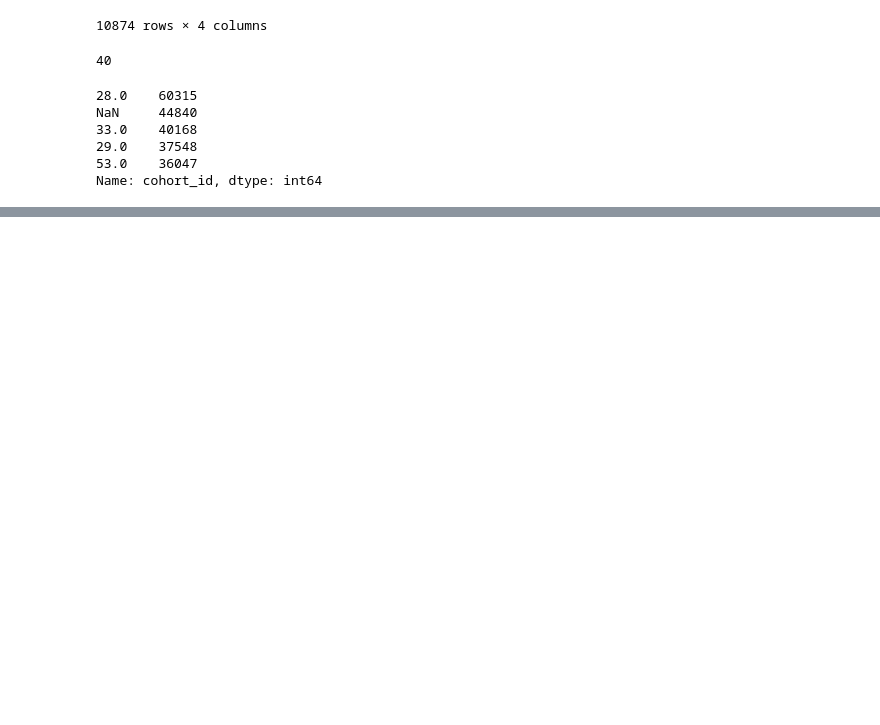
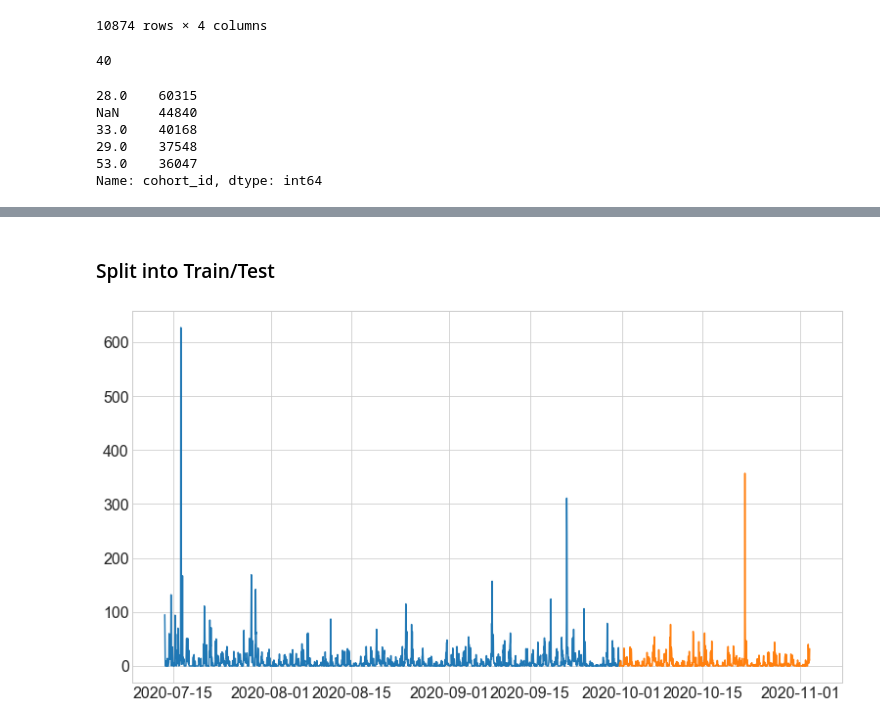
Before and after one commit to Yongliang-Shi/anomaly-detection-exercises, a Jupyter notebook: time_series_anomaly_detection.ipynb, the cells around one changed output, grey strips where cells are left out. Saved outputs shown, nothing was run; the diff lists cells and outputs as text; code cells hidden in the pictures; blank space fills up the shorter version.

```diff
--- a/time_series_anomaly_detection.ipynb
+++ b/time_series_anomaly_detection.ipynb
@@ -279,0 +287,5 @@ df['cohort_id'].value_counts(dropna=False).hist(bins=20)
+# %%
+# Create the dataframe for cohort 59
+
+df_59 = df[(df.cohort_id == 59)]
+df_59.head()
@@ -279,0 +409,6 @@ df['cohort_id'].value_counts(dropna=False).hist(bins=20)
+# %%
+# Store target in a dataframe
+
+df_59_hits = df_59.resample('H').user_id.size()
+print(df_59_hits.shape)
+df_59_hits.head()
@@ -279,0 +424,15 @@ df['cohort_id'].value_counts(dropna=False).hist(bins=20)
+# %% [markdown]
+### Split into Train/Test
+# %%
+start_date_train = df_59_hits.head(1).index[0]
+end_date_train = '2020-09-30 13:00:00'
+start_date_test = '2020-09-30 14:00:00'
+
+train = df_59_hits[:end_date_train]
+test = df_59_hits[start_date_test:]
+
+plt.plot(train)
+plt.plot(test)
+plt.show()
+# %% [output]
+[figure, added]
```
Also changed, not shown: parts of 62 cells of this notebook.
